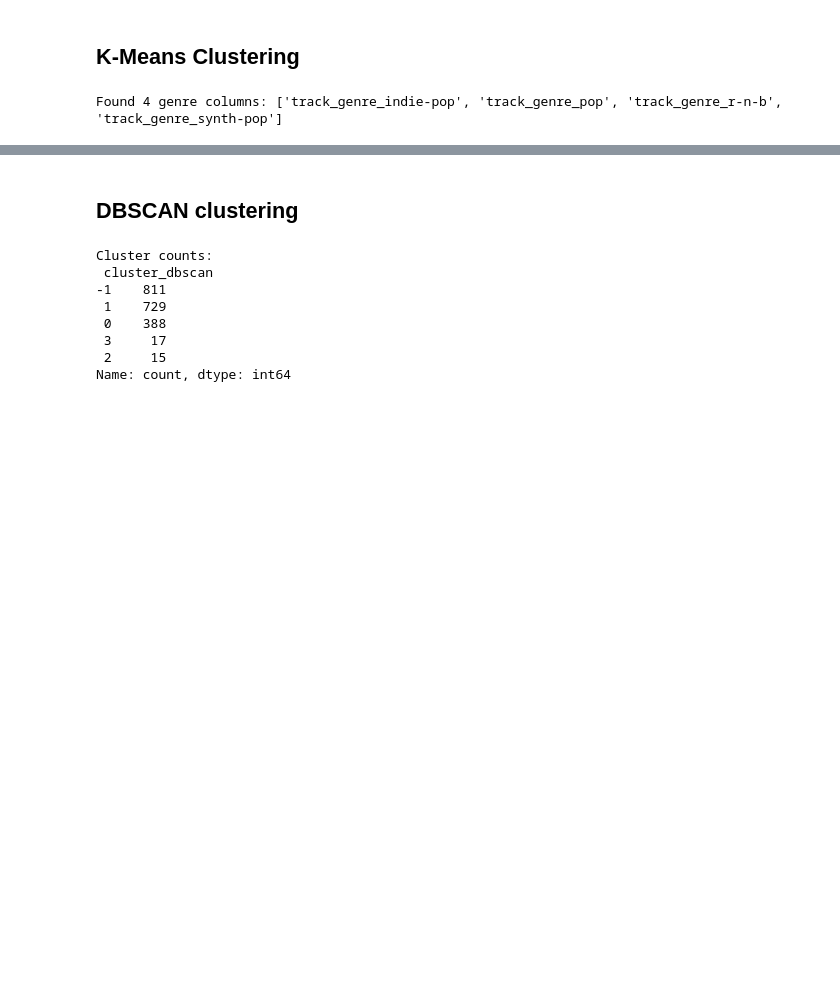
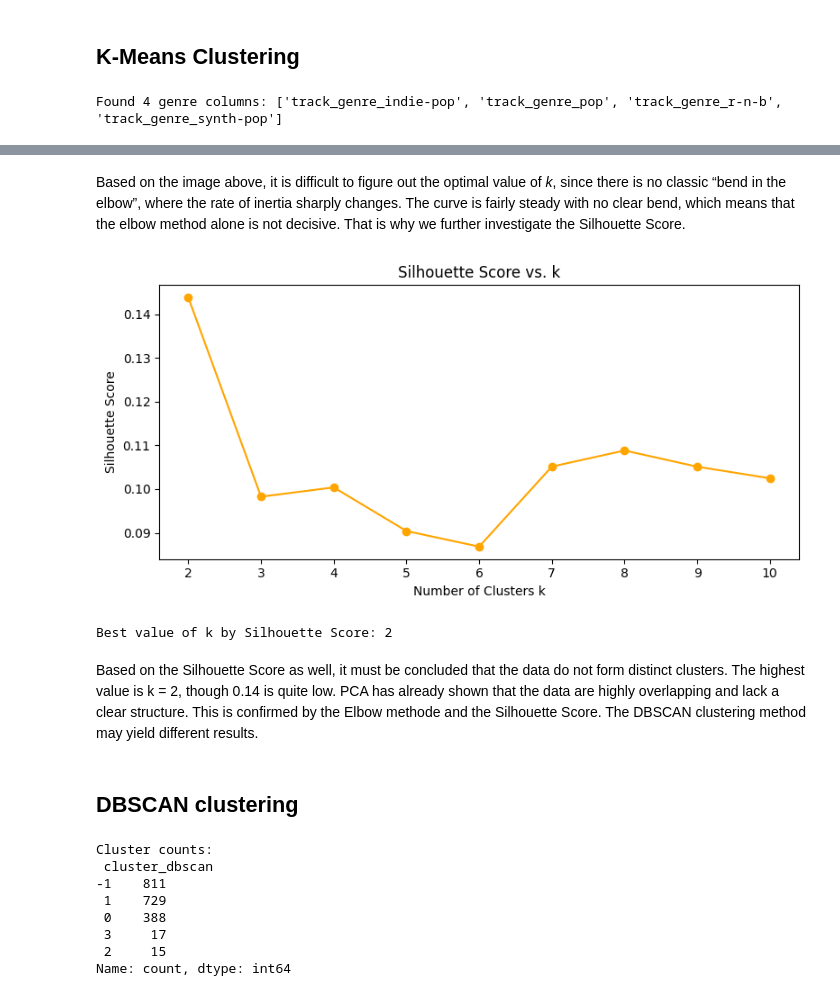
Before and after one commit to SamuelHellqvist/CS4168-DATA-MINING-UL----Project, a Jupyter notebook: clustering.ipynb, the cells around one changed output, grey strips where cells are left out. Saved outputs shown, nothing was run; the diff lists cells and outputs as text; code cells hidden in the pictures; blank space fills up the shorter version.

```diff
--- a/clustering.ipynb
+++ b/clustering.ipynb
@@ -88,3 +113,31 @@ Name: count, dtype: int64
+# %% [markdown]
+Based on the image above, it is difficult to figure out the optimal value of *k*, since there is no classic “bend in the elbow”, where the rate of inertia sharply changes. The curve is fairly steady with no clear bend, which means that the elbow method alone is not decisive. That is why we further investigate the Silhouette Score.
+# %%
+from sklearn.metrics import silhouette_score
+
+# Silhouette Score vs. k
+sil_scores = []
+for k_val in K_range:
+    km = KMeans(n_clusters=k_val, random_state=42, n_init='auto')
+    labels = km.fit_predict(X_scaled)
+    sil_scores.append(silhouette_score(X_scaled, labels))
+
+plt.figure(figsize=(8, 4))
+plt.plot(K_range, sil_scores, marker='o', color='orange')
+plt.title("Silhouette Score vs. k")
+plt.xlabel("Number of Clusters k")
+plt.ylabel("Silhouette Score")
+plt.xticks(K_range)
+plt.tight_layout()
+plt.show()
+
+best_k = list(K_range)[sil_scores.index(max(sil_scores))]
+print(f"Best value of k by Silhouette Score: {best_k}")
+# %% [output]
+[figure, added]
+Best value of k by Silhouette Score: 2
+# %% [markdown]
+Based on the Silhouette Score as well, it must be concluded that the data do not form distinct clusters. The highest value is k = 2, though 0.14 is quite low. PCA has already shown that the data are highly overlapping and lack a clear structure. This is confirmed by the Elbow methode and the Silhouette Score. The DBSCAN clustering method may yield different results.
 # %% [markdown]
 ## DBSCAN clustering
 # %%
```
Also changed, not shown: parts of 5 cells of this notebook.
